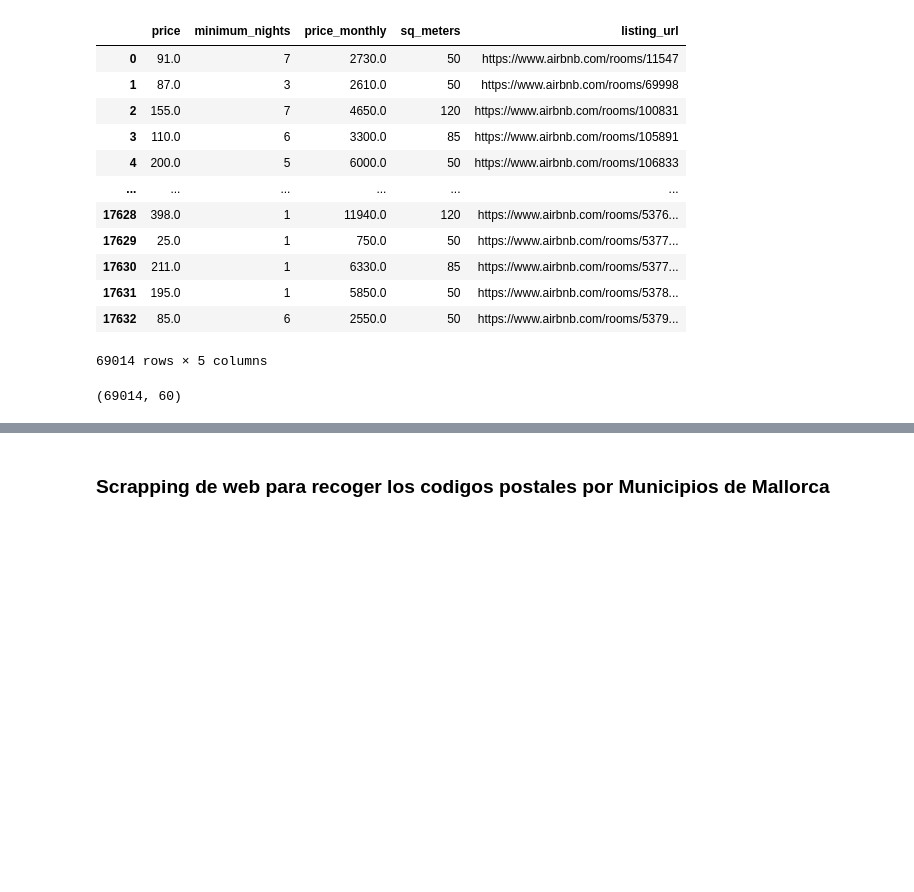
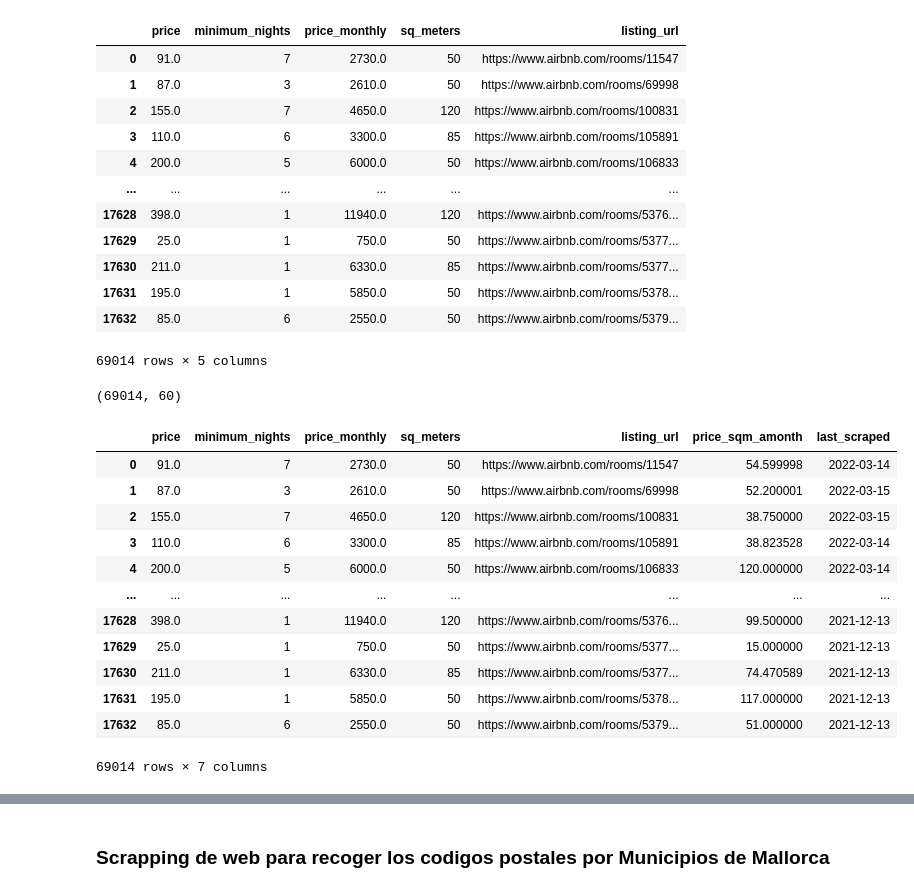
Before and after one commit to JaimeLeoz/w4-ETL-Project, a Jupyter notebook: MainWork-1.ipynb, the cells around one changed output, grey strips where cells are left out. Cells and saved outputs as stored; diff of their text form; code cells hidden in the pictures; blank space fills up the shorter version.

```diff
--- a/MainWork-1.ipynb
+++ b/MainWork-1.ipynb
@@ -535,0 +503,18 @@ df.shape
+# %%
+# looking gorgeous
+
+df[['price', 'minimum_nights', 'price_monthly','sq_meters','listing_url','price_sqm_amonth','last_scraped' ]]
+# %% [output]
+|  | price | minimum_nights | price_monthly | sq_meters | listing_url | price_sqm_amonth | last_scraped |
+| 0 | 91.0 | 7 | 2730.0 | 50 | https://www.airbnb.com/rooms/11547 | 54.599998 | 2022-03-14 |
+| 1 | 87.0 | 3 | 2610.0 | 50 | https://www.airbnb.com/rooms/69998 | 52.200001 | 2022-03-15 |
+| 2 | 155.0 | 7 | 4650.0 | 120 | https://www.airbnb.com/rooms/100831 | 38.750000 | 2022-03-15 |
+| 3 | 110.0 | 6 | 3300.0 | 85 | https://www.airbnb.com/rooms/105891 | 38.823528 | 2022-03-14 |
+| 4 | 200.0 | 5 | 6000.0 | 50 | https://www.airbnb.com/rooms/106833 | 120.000000 | 2022-03-14 |
+| ... | ... | ... | ... | ... | ... | ... | ... |
+| 17628 | 398.0 | 1 | 11940.0 | 120 | https://www.airbnb.com/rooms/5376... | 99.500000 | 2021-12-13 |
+| 17629 | 25.0 | 1 | 750.0 | 50 | https://www.airbnb.com/rooms/5377... | 15.000000 | 2021-12-13 |
+| 17630 | 211.0 | 1 | 6330.0 | 85 | https://www.airbnb.com/rooms/5377... | 74.470589 | 2021-12-13 |
+| 17631 | 195.0 | 1 | 5850.0 | 50 | https://www.airbnb.com/rooms/5378... | 117.000000 | 2021-12-13 |
+| 17632 | 85.0 | 6 | 2550.0 | 50 | https://www.airbnb.com/rooms/5379... | 51.000000 | 2021-12-13 |
+69014 rows × 7 columns
```
Also changed, not shown: parts of 22 cells of this notebook, 1 other file.
